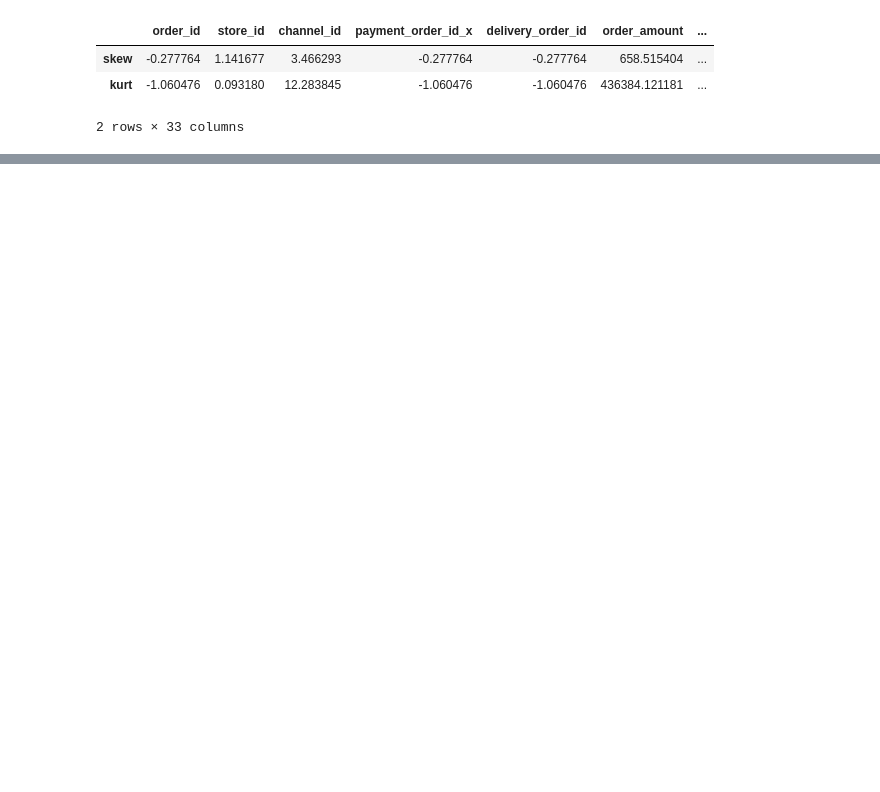
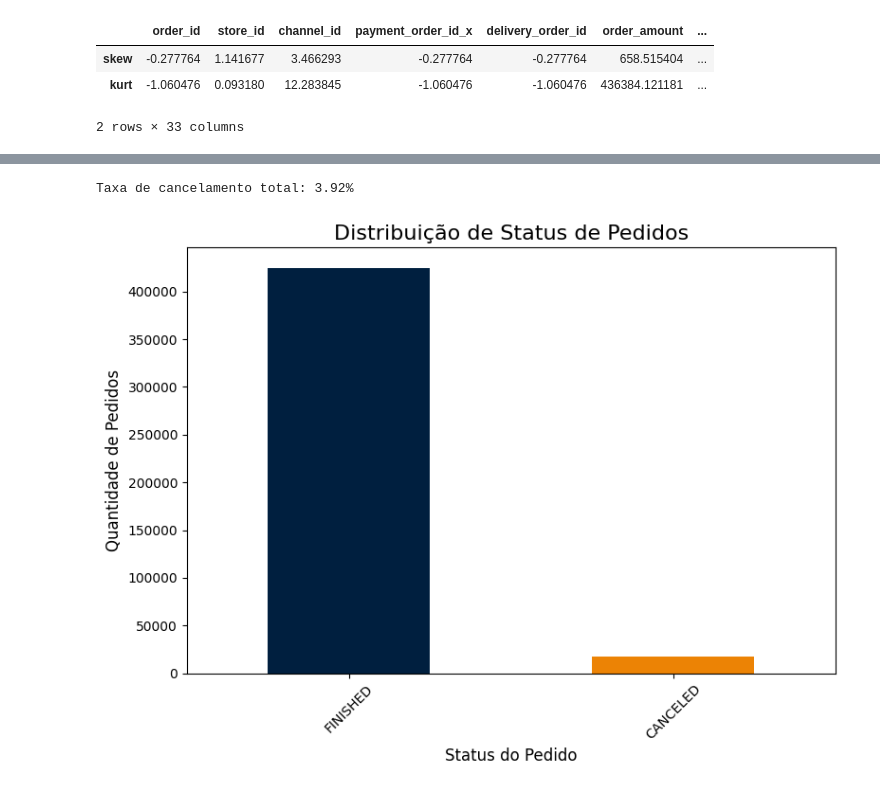
Before and after one commit to joao-paulo-alt/challenge-fiap, a Jupyter notebook: notebooks/05-Análise_Exploratória.ipynb, the cells around one changed output, grey strips where cells are left out. Drawn from its saved outputs; the diff is of its cells as text; code cells hidden in the pictures; blank space fills up the shorter version.

```diff
--- a/notebooks/05-Análise_Exploratória.ipynb
+++ b/notebooks/05-Análise_Exploratória.ipynb
@@ -325,0 +504,29 @@ Para explorar as distribuições das variáveis numéricas, utilizamos **histogr
+# %%
+#  Análise de Cancelamentos
+## Taxa Global de Cancelamento
+
+import matplotlib.pyplot as plt
+
+# Calcular a taxa de cancelamento
+cancel_rate = (df['order_status'] != 'FINISHED').mean()
+print(f"Taxa de cancelamento total: {cancel_rate:.2%}")
+
+# Plotar a distribuição de status de pedidos
+status_counts = df['order_status'].value_counts()
+
+# Definir as cores para o gráfico
+colors = ['#001F3F', '#EC8305']
+
+plt.figure(figsize=(8, 6))
+status_counts.plot(kind='bar', color=colors)
+plt.title('Distribuição de Status de Pedidos', fontsize=16)
+plt.xlabel('Status do Pedido', fontsize=12)
+plt.ylabel('Quantidade de Pedidos', fontsize=12)
+plt.xticks(rotation=45)
+plt.tight_layout()
+
+# Exibir o gráfico
+plt.show()
+# %% [output]
+Taxa de cancelamento total: 3.92%
+[figure, added]
```
Also changed, not shown: parts of 39 cells of this notebook.
